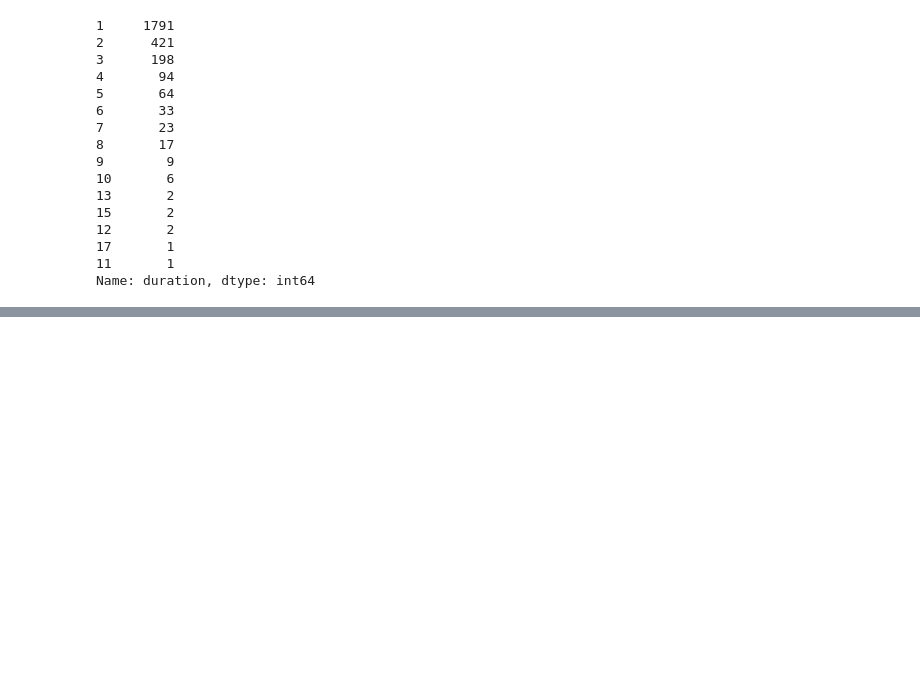
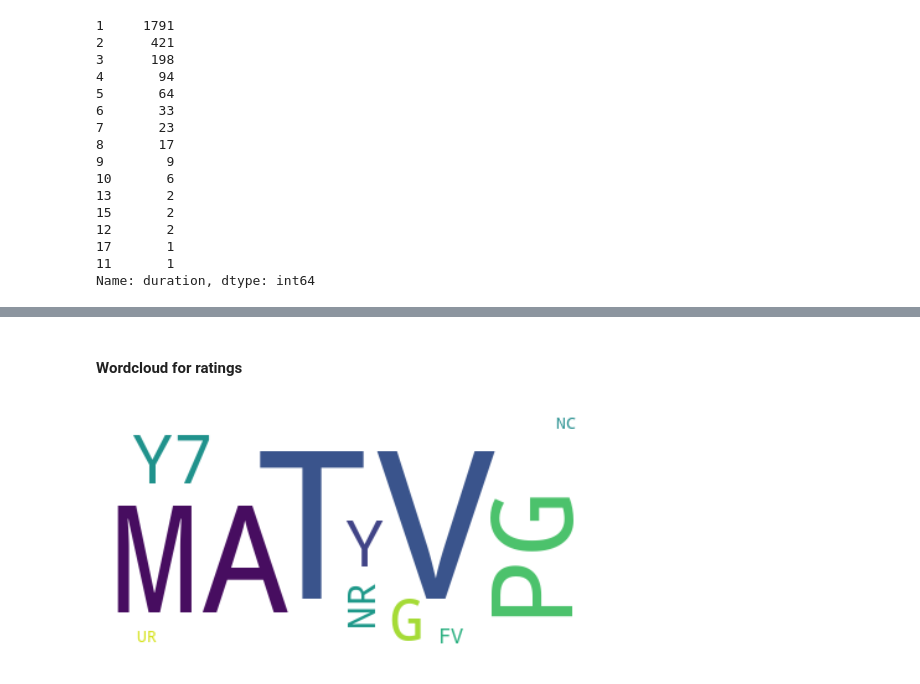
Before and after one commit to yipulerina/Data-Analyst-Projects, a Jupyter notebook: Netflix_EDA/netflix_eda.ipynb, the cells around one changed output, grey strips where cells are left out. Saved outputs shown, nothing was run; the diff lists cells and outputs as text; code cells hidden in the pictures; blank space fills up the shorter version.

```diff
--- a/Netflix_EDA/netflix_eda.ipynb
+++ b/Netflix_EDA/netflix_eda.ipynb
@@ -531,0 +569,14 @@ That's it for my analysis
+# %% [markdown]
+#### Wordcloud for ratings
+# %%
+text3 = " ".join(rating for rating in df.rating)
+word_cloud3 = WordCloud(collocations = False, background_color = 'white').generate(text3)
+
+
+plt.imshow(word_cloud3, interpolation='bilinear')
+
+plt.axis("off")
+
+plt.show()
+# %% [output]
+[figure, added]
```
Also changed, not shown: parts of 34 cells of this notebook.
